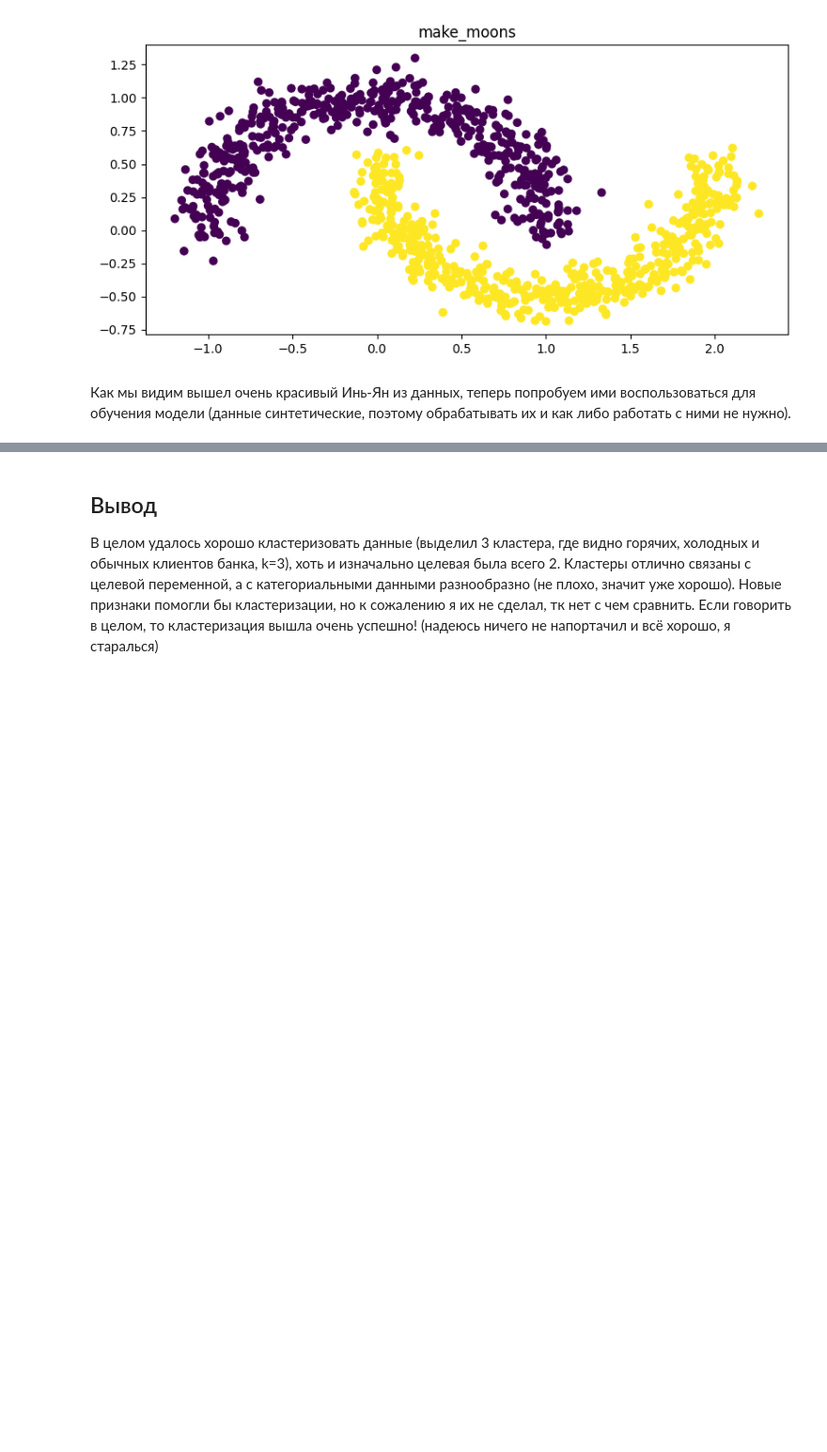
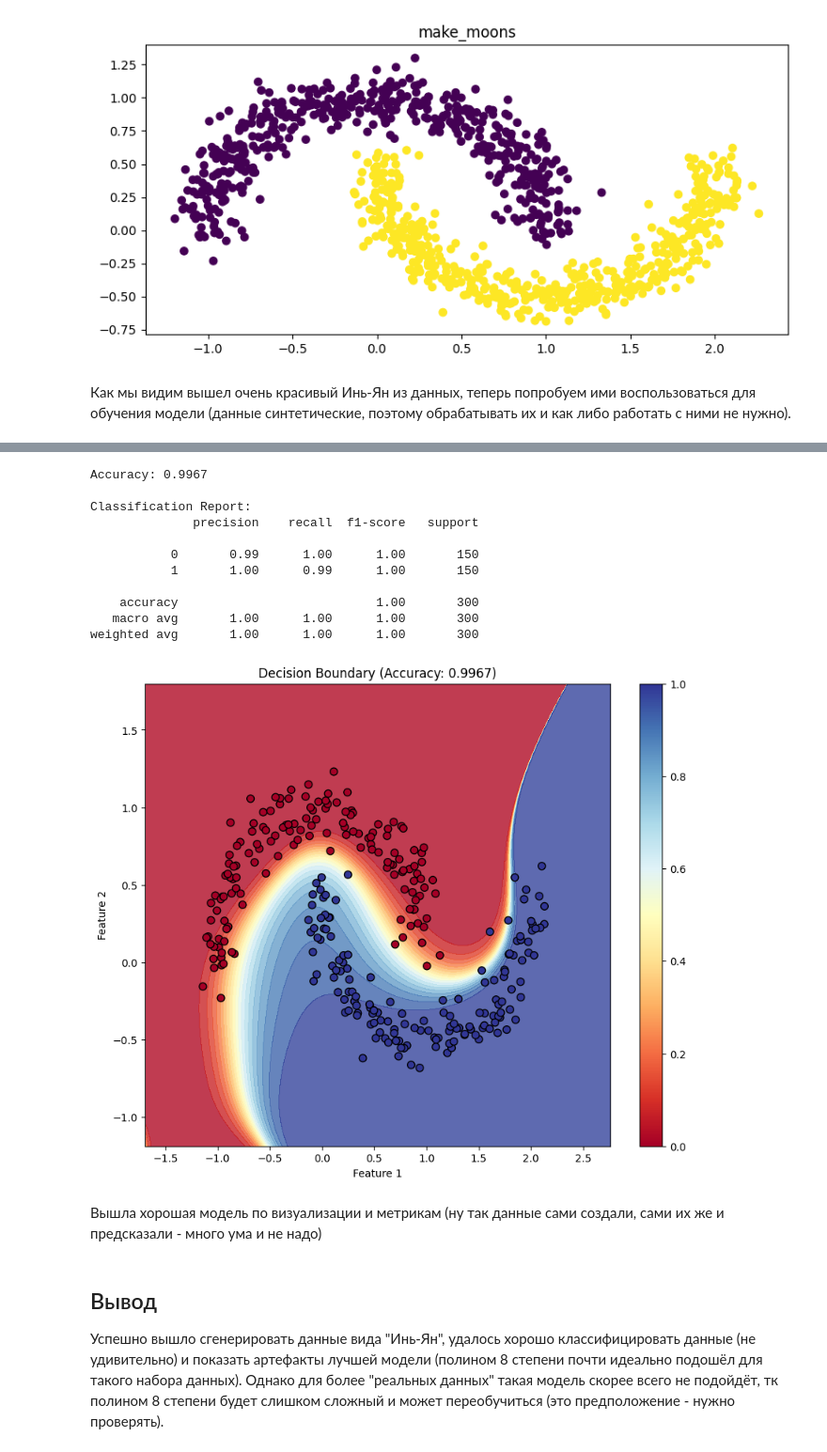
Before and after one commit to lomonoga/ML_Learning_Labs, a Jupyter notebook: lab_2_1/sample.ipynb, the cells around one changed output, grey strips where cells are left out. Shown: that part at 94% size. Drawn from its saved outputs; the diff is of its cells as text; code cells hidden in the pictures; blank space fills up the shorter version.

```diff
--- a/lab_2_1/sample.ipynb
+++ b/lab_2_1/sample.ipynb
@@ -39,3 +96,76 @@ plt.show()
+# %%
+pipeline = Pipeline([
+    ('poly', PolynomialFeatures(degree=8, include_bias=False)),
+    ('scaler', StandardScaler()),
+    ('classifier', LogisticRegression(C=1.0, max_iter=5000, random_state=42))
+])
+
+pipeline.fit(X_train, y_train)
+
+
+y_pred = pipeline.predict(X_test)
+accuracy = accuracy_score(y_test, y_pred)
+
+print(f"Accuracy: {accuracy:.4f}")
+print("\nClassification Report:")
+print(classification_report(y_test, y_pred))
+
+classifier = pipeline.named_steps['classifier']
+coef = classifier.coef_[0]
+intercept = classifier.intercept_[0]
+weights = np.hstack([intercept, coef])
+
+numbers = np.arange(0, len(weights))
+tick_labels = np.array(['w' + str(num) for num in numbers])
+
+fig = go.Figure()
+fig.add_trace(go.Bar(x=numbers[weights < 0], y=weights[weights < 0],marker_color='red',name='отрицательные веса'))
+fig.add_trace(go.Bar(x=numbers[weights >= 0], y=weights[weights >= 0],marker_color='blue', name='положительные веса'))
+
+fig.update_layout(
+    title="Веса модели",
+    width=1200,
+    height=600,
+    template="plotly_dark",
+    xaxis=dict(
+        tickmode='array',
+        tickvals=numbers,
+        ticktext=tick_labels,
+    )
+)
+
+fig.show()
+
+x_min, x_max = X_train[:, 0].min() - 0.5, X_train[:, 0].max() + 0.5
+y_min, y_max = X_train[:, 1].min() - 0.5, X_train[:, 1].max() + 0.5
+xx, yy = np.meshgrid(np.linspace(x_min, x_max, 500), np.linspace(y_min, y_max, 500))
+
+Z = pipeline.predict_proba(np.c_[xx.ravel(), yy.ravel()])[:, 1]
+Z = Z.reshape(xx.shape)
+
+plt.figure(figsize=(10, 8))
+plt.contourf(xx, yy, Z, alpha=0.8, cmap=plt.cm.RdYlBu, levels=20)
+plt.scatter(X_test[:, 0], X_test[:, 1], c=y_test, edgecolors='k', cmap=plt.cm.RdYlBu, s=50)
+plt.colorbar()
+plt.xlabel('Feature 1')
+plt.ylabel('Feature 2')
+plt.title(f'Decision Boundary (Accuracy: {accuracy:.4f})')
+plt.show()
+# %% [output]
+Accuracy: 0.9967
+
+Classification Report:
+              precision    recall  f1-score   support
+
+           0       0.99      1.00      1.00       150
+           1       1.00      0.99      1.00       150
+
+    accuracy                           1.00       300
+   macro avg       1.00      1.00      1.00       300
+weighted avg       1.00      1.00      1.00       300
+[figure, added]
+# %% [markdown]
+Вышла хорошая модель по визуализации и метрикам (ну так данные сами создали, сами их же и предсказали - много ума и не надо)
 # %% [markdown]
 ## Вывод
-В целом удалось хорошо кластеризовать данные (выделил 3 кластера, где видно горячих, холодных и обычных клиентов банка, k=3), хоть и изначально целевая была всего 2. Кластеры отлично связаны с целевой переменной, а с категориальными данными разнообразно (не плохо, значит уже хорошо). Новые признаки помогли бы кластеризации, но к сожалению я их не сделал, тк нет с чем сравнить. Если говорить в целом, то кластеризация вышла очень успешно! (надеюсь ничего не напортачил и всё хорошо, я старалься)
+Успешно вышло сгенерировать данные вида "Инь-Ян", удалось хорошо классифицировать данные (не удивительно) и показать артефакты лучшей модели (полином 8 степени почти идеально подошёл для такого набора данных). Однако для более "реальных данных" такая модель скорее всего не подойдёт, тк полином 8 степени будет слишком сложный и может переобучиться (это предположение - нужно проверять).
```
Also changed, not shown: parts of 7 cells of this notebook, 1 other file.
